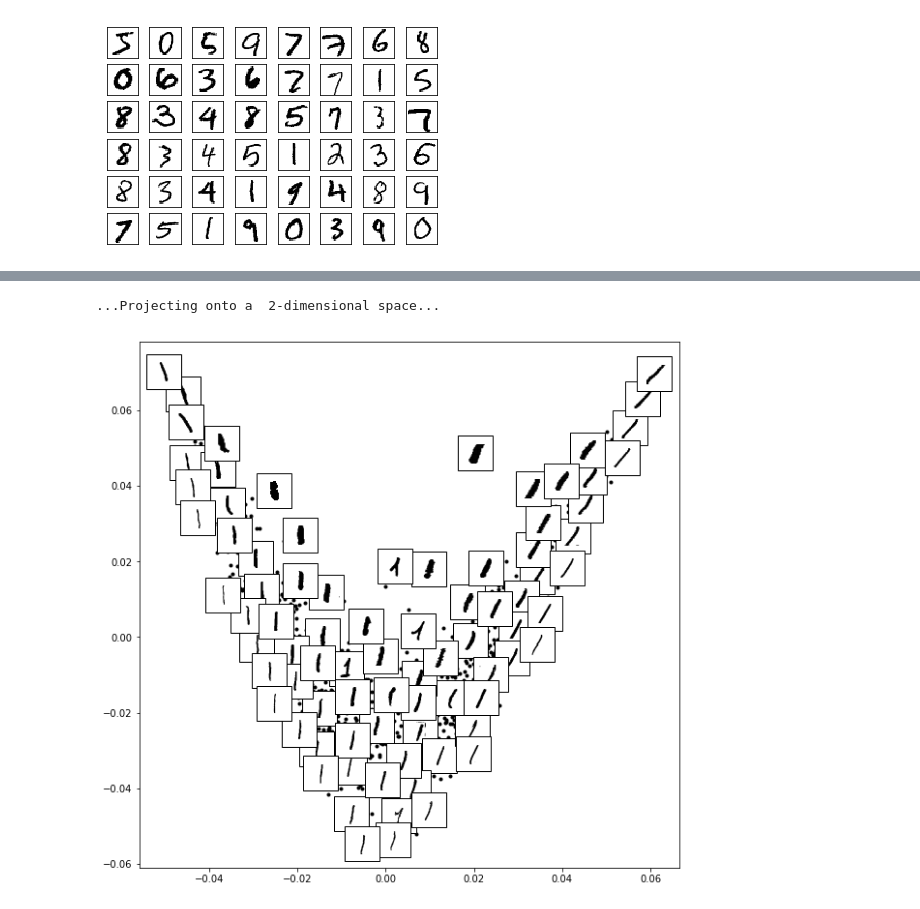
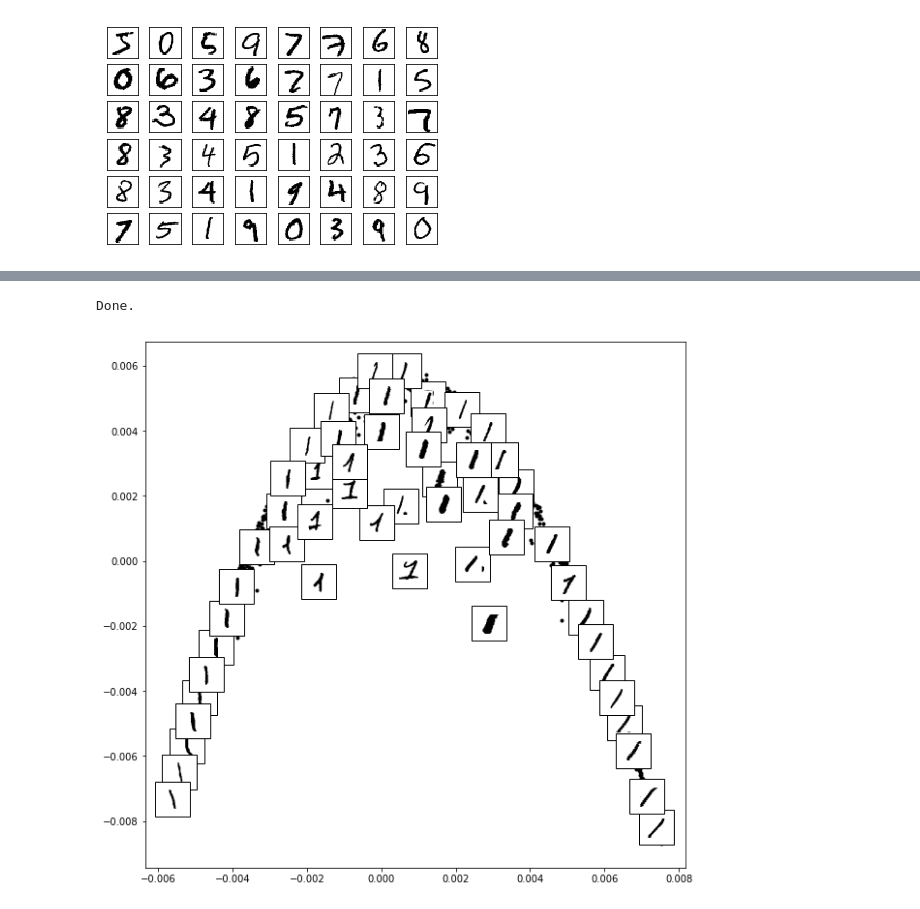
Before and after one commit to afiliot/Non-Linear-Dimensionality-Reduction, a Jupyter notebook: notebook.ipynb, the cells around one changed output, grey strips where cells are left out. Cells and saved outputs as stored; diff of their text form; code cells hidden in the pictures.

```diff
--- a/notebook.ipynb
+++ b/notebook.ipynb
@@ -479,6 +696,0 @@ plot_results(train_new, title='PCA')
-# %%
-data = np.array(train[:1000])
-method = polynomial
-kpca = kernelPCA(method, {'d': 8}, 2)
-train_new = kpca.fit_transform(data)
-plot_results(train_new, title='Kernel PCA with polynomial kernel (d=5)')
@@ -487,7 +696,0 @@ plot_results(train_new, title='Kernel PCA with polynomial kernel (d=5)')
-# %%
-data = np.array(train[:1000])
-method = gaussian
-sigma = 10
-kpca = kernelPCA(method, {'sigma': sigma}, 2)
-train_new = kpca.fit_transform(data)
-plot_results(train_new, title=r'Kernel PCA with Gaussian kernel ($\sigma={:3.0f}$)'.format(sigma))
@@ -496,5 +696,0 @@ plot_results(train_new, title=r'Kernel PCA with Gaussian kernel ($\sigma={:3.0f}
-# %%
-data = np.array(train[:1000])
-L=LEM(k=30, p=2, gamma=80, verbose=True)
-train_new = L.fit_transform(data[:, :-1], data[:, -1], reg=1e-3)
-plot_results(train_new,  title=r'Laplacian Eigenmaps Algorithm')
@@ -506,5 +696,0 @@ Done.
-# %%
-data = np.array(train[:1000])
-L=LLE(k=30, p=2, verbose=True)
-train_new = L.fit_transform(data[:, :-1], data[:, -1], reg=1e-3)
-plot_results(train_new,  title=r'Locally Linear Embedding')
@@ -533,11 +994,12 @@ def plot_components(number, proj, images=None, ax=None,
 # %%
 # Choose 1/4 of the "1" digits to project
 data = np.array(train[train.Y == 1][::4])
-L=LLE(k=30, p=2, verbose=True)
+#L=LLE(k=30, p=2, verbose=True)
+L = LEM(k=30, p=2, gamma=50)
 train_new = L.fit_transform(data[:, :-1], data[:, -1], reg=1e-3)
 fig, ax = plt.subplots(figsize=(10, 10))
 plot_components(data, np.array(train_new)[:, :-1], images=data[:, :-1].reshape((-1, 28, 28)),
                 ax=ax, thumb_frac=0.05, cmap='gray_r')
 # %% [output]
-...Projecting onto a  2-dimensional space...
+Done.
-[figure, old version]
+[figure, new version]
```
Also changed, not shown: parts of 19 cells of this notebook.
